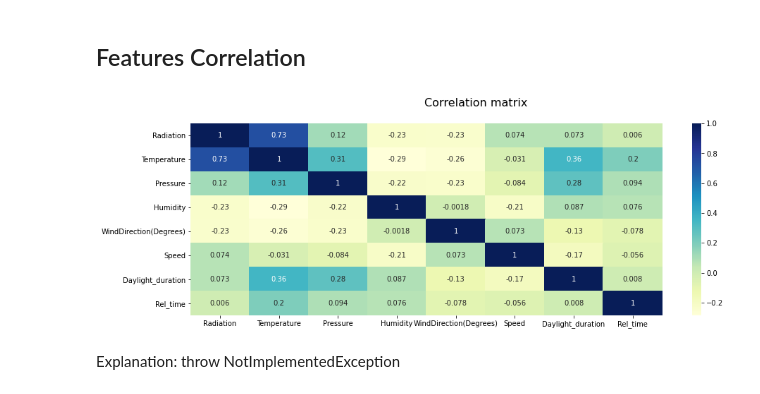
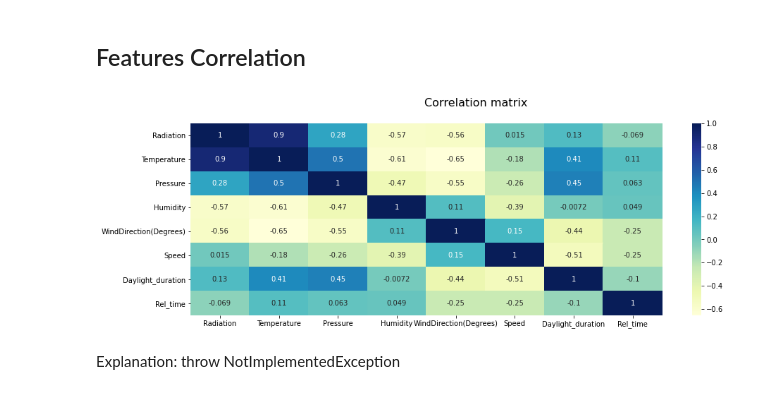
Before and after one commit to vassilispapadop/ml-solar-radiation-prediction, a Jupyter notebook: relative_time_approach.ipynb, the cells around one changed output. Drawn from its saved outputs; the diff is of its cells as text; code cells hidden in the pictures.

```diff
--- a/relative_time_approach.ipynb
+++ b/relative_time_approach.ipynb
@@ -39,8 +39,12 @@ from sklearn.preprocessing import StandardScaler
 from sklearn.model_selection import GridSearchCV, RandomizedSearchCV, TimeSeriesSplit
 # %%
 ''' Import dataset and inspect observations(nan values) '''
+def loadData(filename):
+    data = pd.read_csv(filename)
+    return data
 
-df = pd.read_csv('solar_radiation_dataset.csv')
+df = loadData("solar_radiation_dataset.csv")
+
 df.info()
 print('\nCheck to nan/null')
 df.isnull().sum()
@@ -81,12 +85,15 @@ dtype: int64
 we need to set the correct timezone which is Hawaii Standard Zone(HSZ)
 # %%
 '''Convert column UNIXTime to datetime object and set correct Time zone. Data collected at HST, Hawaii Standard Zone'''
+def fixTimeZone(df):
+    #Convert UNIX time to datetime object
+    # df['Date']= pd.to_datetime(data['UNIXTime'],unit='s')
+    df['Date'] = df['UNIXTime'].astype('datetime64[s]')
+    #Set time zone
+    df['Date'] = df['Date'].dt.tz_localize('UTC').dt.tz_convert('HST')
+    return df
 
-#Convert UNIX time to datetime object
-# df['Date']= pd.to_datetime(data['UNIXTime'],unit='s')
-df['Date'] = df['UNIXTime'].astype('datetime64[s]')
-#Set time zone
-df['Date'] = df['Date'].dt.tz_localize('UTC').dt.tz_convert('HST')
+df = fixTimeZone(df)
 # %% [markdown]
 Feature 'Data' does not contain a valid Time of the day but only the correct Date of the observation. We will create two new columns, sunrise_time and sunset_time which will include the actual sun-set and sun-rise for specific day. Thus will combine parts of 'Data' with TimeSunRise and TimeSunSet respectevely.
 
@@ -252,13 +263,16 @@ df_engineered.head()
 # %% [markdown]
 ## Features Correlation
 # %%
-#Plotting a heatmap of the various features in the dataset
-fig, ax = plt.subplots(figsize = (15,5))
-sns.heatmap(df_engineered.corr(), annot = True, cmap = 'YlGnBu')
-fig.suptitle('Correlation matrix', fontsize = 16)
-plt.show()
+def corrMatrix(data):
+    #Plotting a heatmap of the various features in the dataset
+    fig, ax = plt.subplots(figsize = (15,5))
+    sns.heatmap(data.corr(), annot = True, cmap = 'YlGnBu')
+    fig.suptitle('Correlation matrix', fontsize = 16)
+    plt.show()
+
+corrMatrix(df_engineered.corr())
 # %% [output]
-[figure, old version]
+[figure, new version]
 # %% [markdown]
 Explanation: throw NotImplementedException
 # %% [markdown]
```
Also changed, not shown: parts of 6 cells of this notebook.
